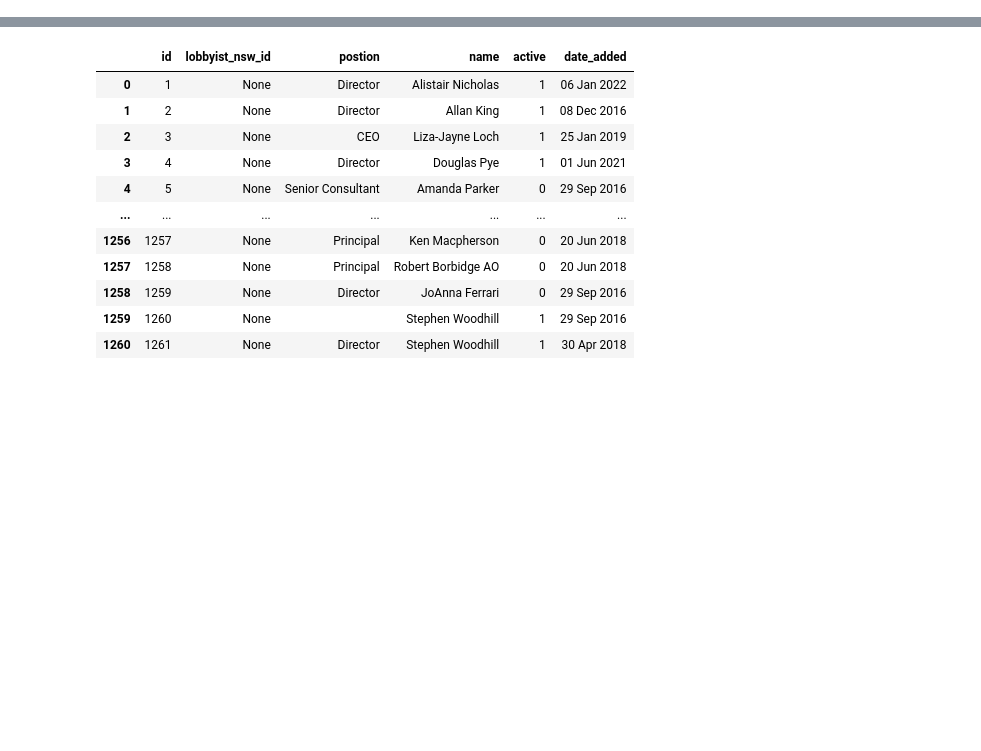
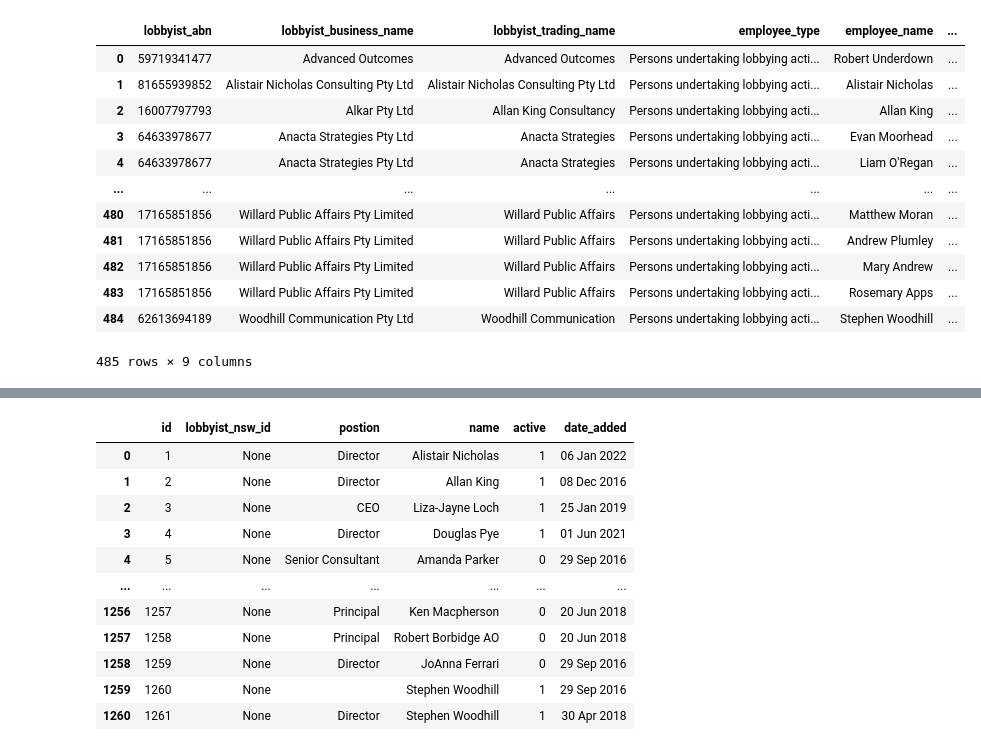
Before and after one commit to sjeruto/ARDC-Project, a Jupyter notebook: notebooks/mg_workbook.ipynb, the cells around one changed output, grey strips where cells are left out. Saved outputs shown, nothing was run; the diff lists cells and outputs as text; code cells hidden in the pictures; blank space fills up the shorter version.

```diff
--- a/notebooks/mg_workbook.ipynb
+++ b/notebooks/mg_workbook.ipynb
@@ -13,0 +34,20 @@ if module_path not in sys.path:
+# %%
+employees_df = pd.read_excel('../Lobbyist Export.xls', 'Employees')
+employees_df.columns = employees_df.columns.str.replace(' ', '_')
+employees_df.columns = employees_df.columns.str.lower()
+employees_df.lobbyist_abn = pd.to_numeric(employees_df.lobbyist_abn.str.replace(' ', ''))
+employees_df
+# %% [output]
+|  | lobbyist_abn | lobbyist_business_name | lobbyist_trading_name | employee_type | employee_name | ... |
+| 0 | 59719341477 | Advanced Outcomes | Advanced Outcomes | Persons undertaking lobbying acti... | Robert Underdown | ... |
+| 1 | 81655939852 | Alistair Nicholas Consulting Pty Ltd | Alistair Nicholas Consulting Pty Ltd | Persons undertaking lobbying acti... | Alistair Nicholas | ... |
+| 2 | 16007797793 | Alkar Pty Ltd | Allan King Consultancy | Persons undertaking lobbying acti... | Allan King | ... |
+| 3 | 64633978677 | Anacta Strategies Pty Ltd | Anacta Strategies | Persons undertaking lobbying acti... | Evan Moorhead | ... |
+| 4 | 64633978677 | Anacta Strategies Pty Ltd | Anacta Strategies | Persons undertaking lobbying acti... | Liam O'Regan | ... |
+| ... | ... | ... | ... | ... | ... | ... |
+| 480 | 17165851856 | Willard Public Affairs Pty Limited | Willard Public Affairs | Persons undertaking lobbying acti... | Matthew Moran | ... |
+| 481 | 17165851856 | Willard Public Affairs Pty Limited | Willard Public Affairs | Persons undertaking lobbying acti... | Andrew Plumley | ... |
+| 482 | 17165851856 | Willard Public Affairs Pty Limited | Willard Public Affairs | Persons undertaking lobbying acti... | Mary Andrew | ... |
+| 483 | 17165851856 | Willard Public Affairs Pty Limited | Willard Public Affairs | Persons undertaking lobbying acti... | Rosemary Apps | ... |
+| 484 | 62613694189 | Woodhill Communication Pty Ltd | Woodhill Communication | Persons undertaking lobbying acti... | Stephen Woodhill | ... |
+485 rows × 9 columns
```
Also changed, not shown: parts of 3 cells of this notebook, 4 other files.
